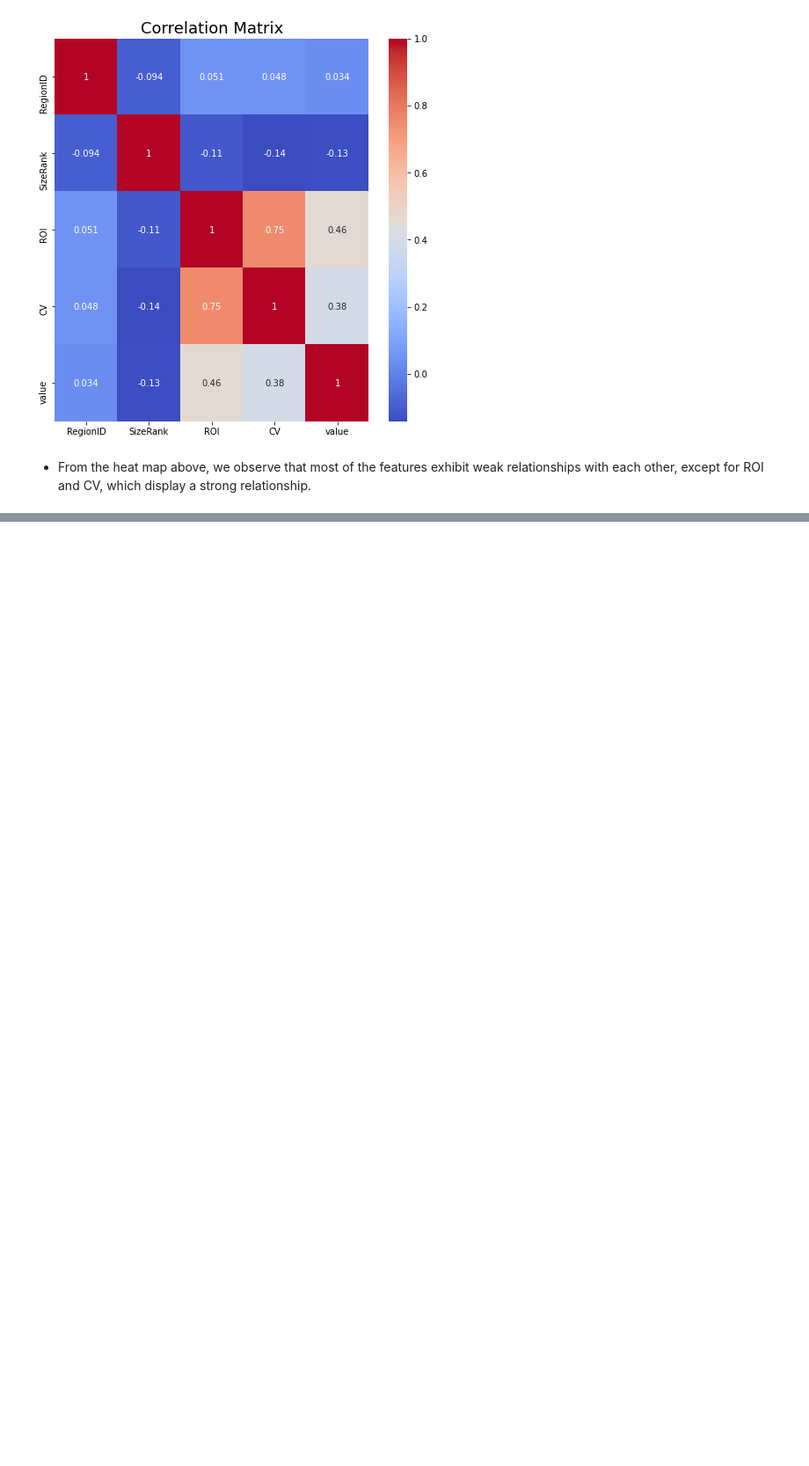
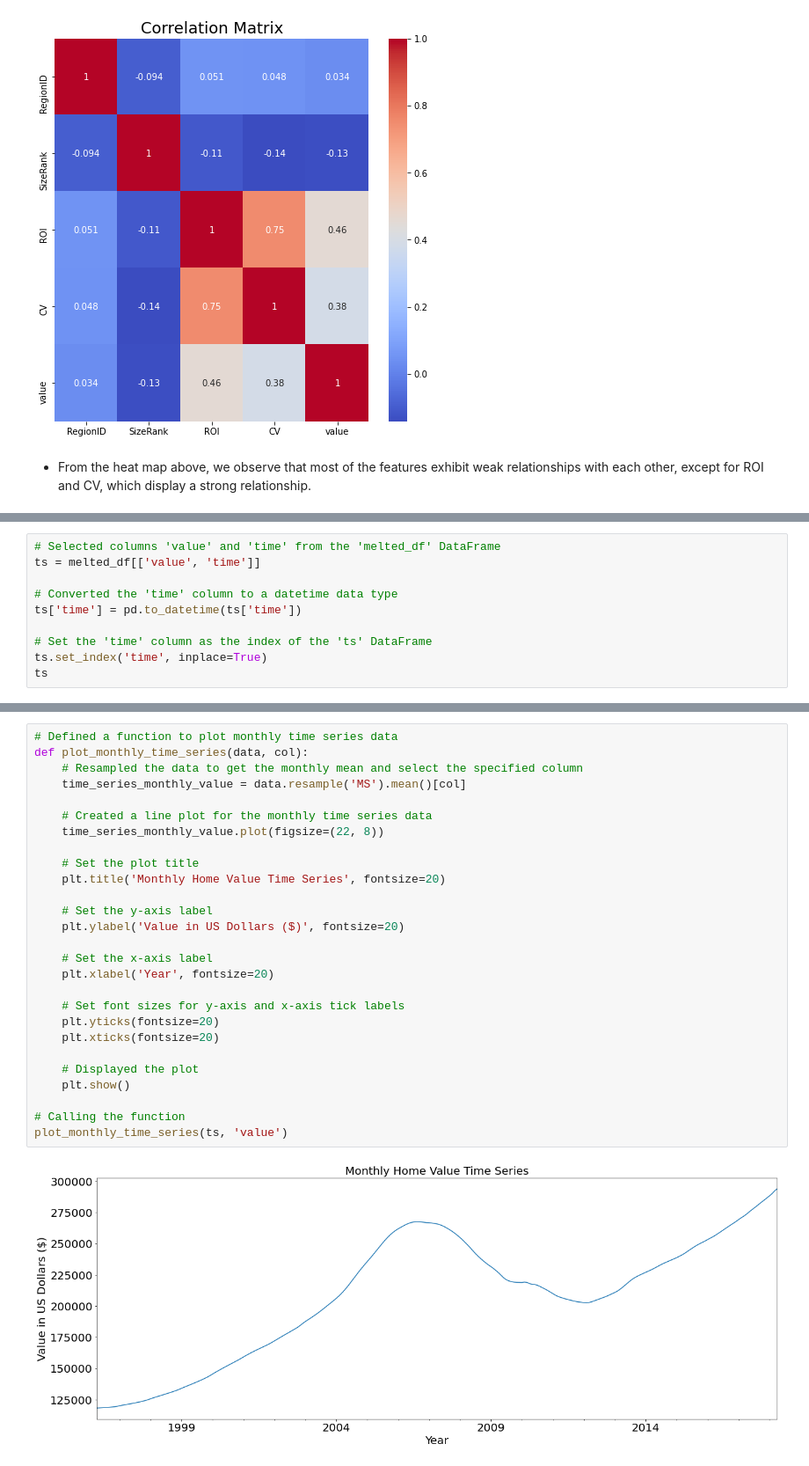
Before and after one commit to Derrick-wekesa/phase-4-project, a Jupyter notebook: student.ipynb, the cells around one changed output, grey strips where cells are left out. Shown: that part at 88% size. Saved outputs shown, nothing was run; the diff lists cells and outputs as text; blank space fills up the shorter version.

Commit message:
Finised time series analysis

```diff
--- a/student.ipynb
+++ b/student.ipynb
@@ -781,0 +784,10 @@ plt.show()
+# %%
+# Selected columns 'value' and 'time' from the 'melted_df' DataFrame
+ts = melted_df[['value', 'time']]
+
+# Converted the 'time' column to a datetime data type
+ts['time'] = pd.to_datetime(ts['time'])
+
+# Set the 'time' column as the index of the 'ts' DataFrame
+ts.set_index('time', inplace=True)
+ts
@@ -781,0 +809,29 @@ plt.show()
+# %%
+# Defined a function to plot monthly time series data
+def plot_monthly_time_series(data, col):
+    # Resampled the data to get the monthly mean and select the specified column
+    time_series_monthly_value = data.resample('MS').mean()[col]
+
+    # Created a line plot for the monthly time series data
+    time_series_monthly_value.plot(figsize=(22, 8))
+
+    # Set the plot title
+    plt.title('Monthly Home Value Time Series', fontsize=20)
+
+    # Set the y-axis label
+    plt.ylabel('Value in US Dollars ($)', fontsize=20)
+
+    # Set the x-axis label
+    plt.xlabel('Year', fontsize=20)
+
+    # Set font sizes for y-axis and x-axis tick labels
+    plt.yticks(fontsize=20)
+    plt.xticks(fontsize=20)
+
+    # Displayed the plot
+    plt.show()
+
+# Calling the function
+plot_monthly_time_series(ts, 'value')
+# %% [output]
+[figure, added]
```
Also changed, not shown: parts of 3 cells of this notebook.
